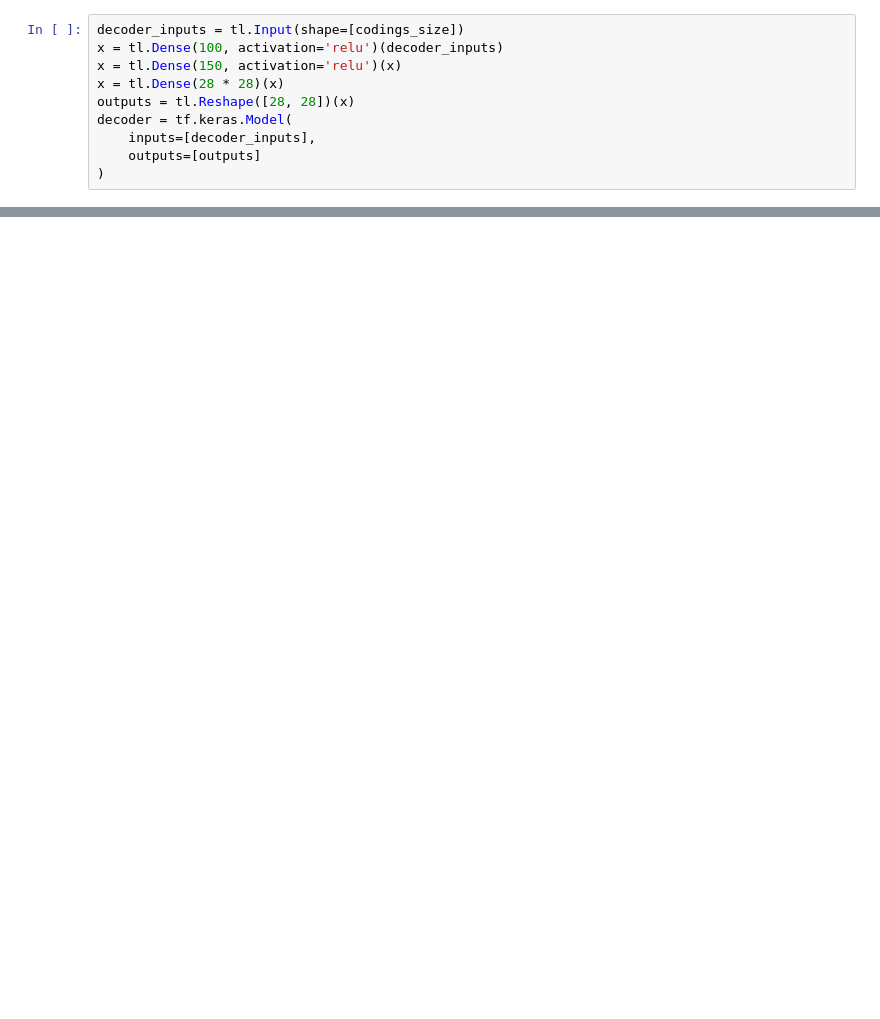
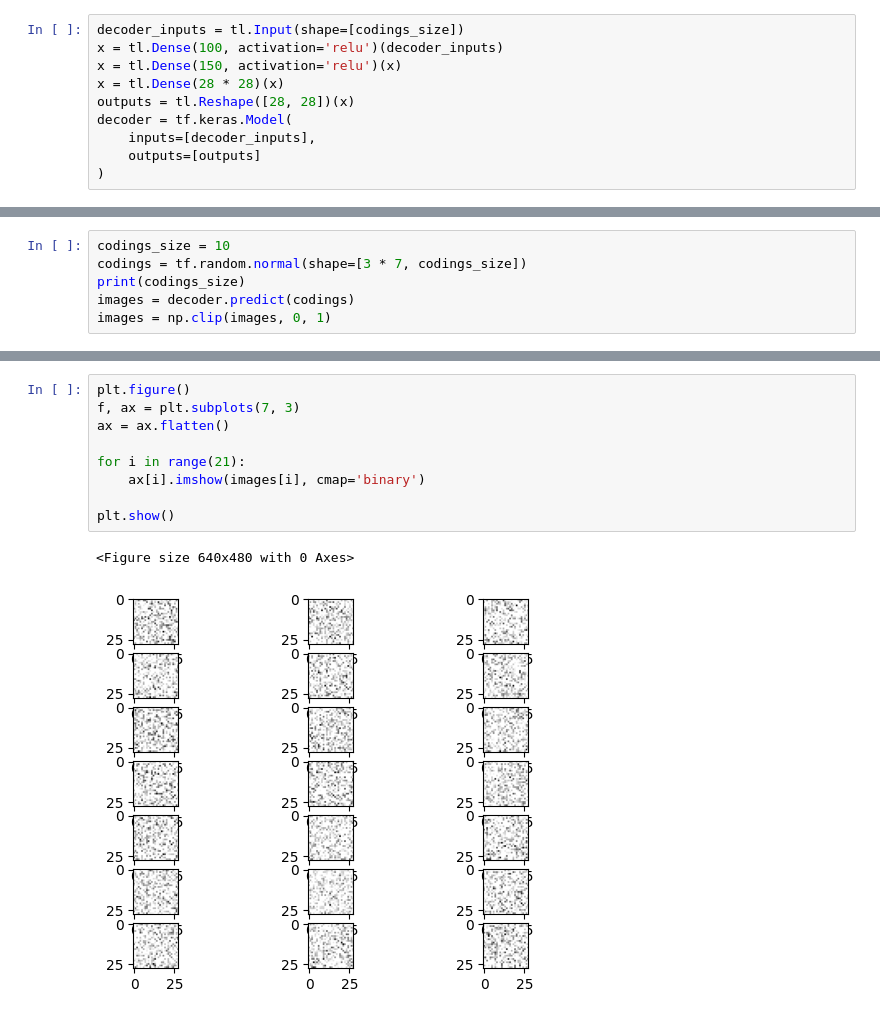
Before and after one commit to fidemin/machine-learning-practice, a Jupyter notebook: hands-on-machine-learning-3rd/Hands_on_Machine_Learning_17_autoencoder.ipynb, the cells around one changed output, grey strips where cells are left out. Drawn from its saved outputs; the diff is of its cells as text; blank space fills up the shorter version.

```diff
--- a/hands-on-machine-learning-3rd/Hands_on_Machine_Learning_17_autoencoder.ipynb
+++ b/hands-on-machine-learning-3rd/Hands_on_Machine_Learning_17_autoencoder.ipynb
@@ -113,0 +106,6 @@ KeyboardInterrupt:
+# %%
+codings_size = 10
+codings = tf.random.normal(shape=[3 * 7, codings_size])
+print(codings_size)
+images = decoder.predict(codings)
+images = np.clip(images, 0, 1)
@@ -113,0 +116,12 @@ KeyboardInterrupt:
+# %%
+plt.figure()
+f, ax = plt.subplots(7, 3)
+ax = ax.flatten()
+
+for i in range(21):
+    ax[i].imshow(images[i], cmap='binary')
+
+plt.show()
+# %% [output]
+<Figure size 640x480 with 0 Axes>
+[figure, added]
```
Also changed, not shown: parts of 12 cells of this notebook, 1 other file.
